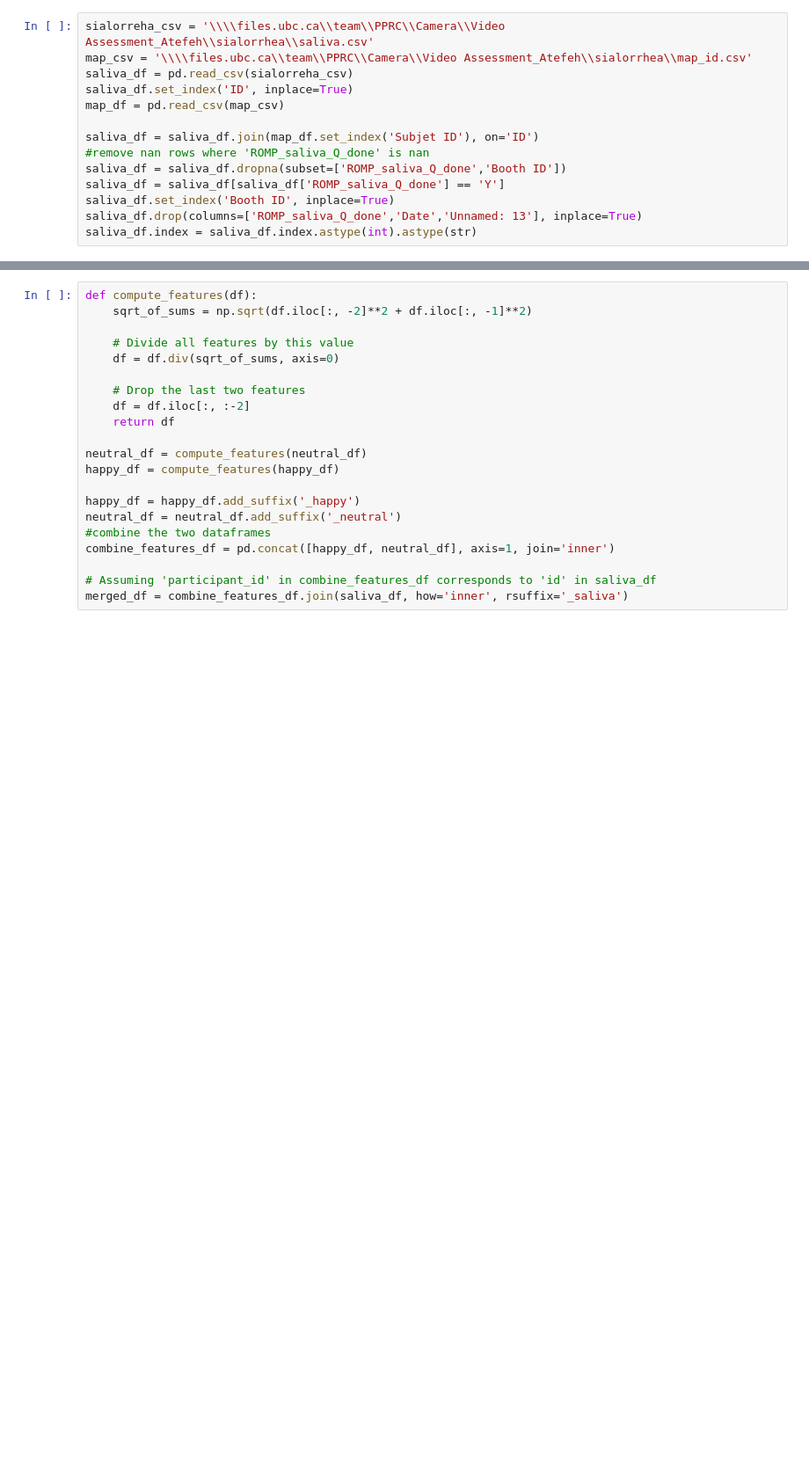
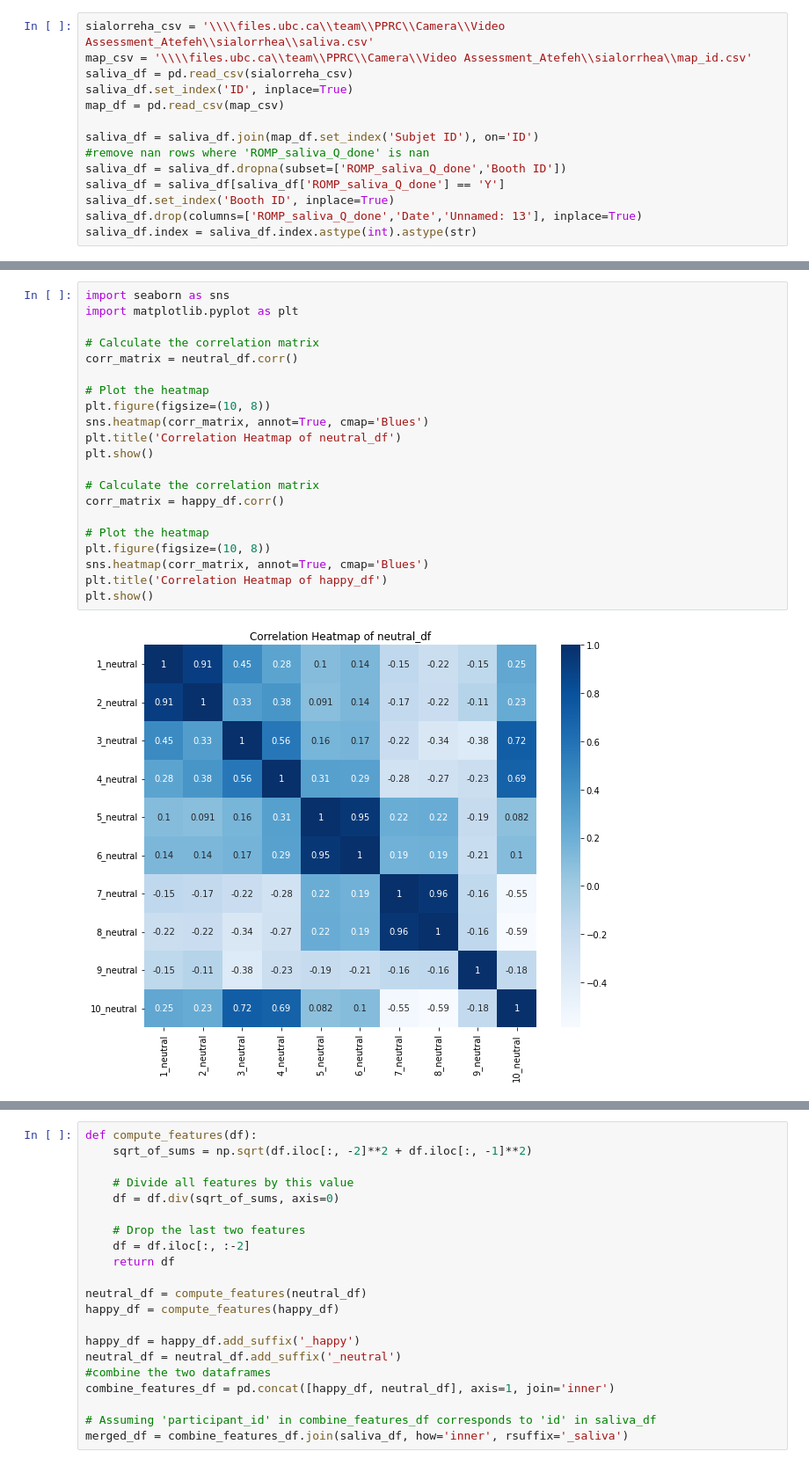
Before and after one commit to McKeownLab/Sialorrhea, a Jupyter notebook: feature_analysis.ipynb, the cells around one changed output, grey strips where cells are left out. Shown: that part at 88% size. Saved outputs shown, nothing was run; the diff lists cells and outputs as text; blank space fills up the shorter version.

```diff
--- a/feature_analysis.ipynb
+++ b/feature_analysis.ipynb
@@ -38,0 +57,23 @@ saliva_df.index = saliva_df.index.astype(int).astype(str)
+# %%
+import seaborn as sns
+import matplotlib.pyplot as plt
+
+# Calculate the correlation matrix
+corr_matrix = neutral_df.corr()
+
+# Plot the heatmap
+plt.figure(figsize=(10, 8))
+sns.heatmap(corr_matrix, annot=True, cmap='Blues')
+plt.title('Correlation Heatmap of neutral_df')
+plt.show()
+
+# Calculate the correlation matrix
+corr_matrix = happy_df.corr()
+
+# Plot the heatmap
+plt.figure(figsize=(10, 8))
+sns.heatmap(corr_matrix, annot=True, cmap='Blues')
+plt.title('Correlation Heatmap of happy_df')
+plt.show()
+# %% [output]
+[figure, added]
```
Also changed, not shown: parts of 5 cells of this notebook.
